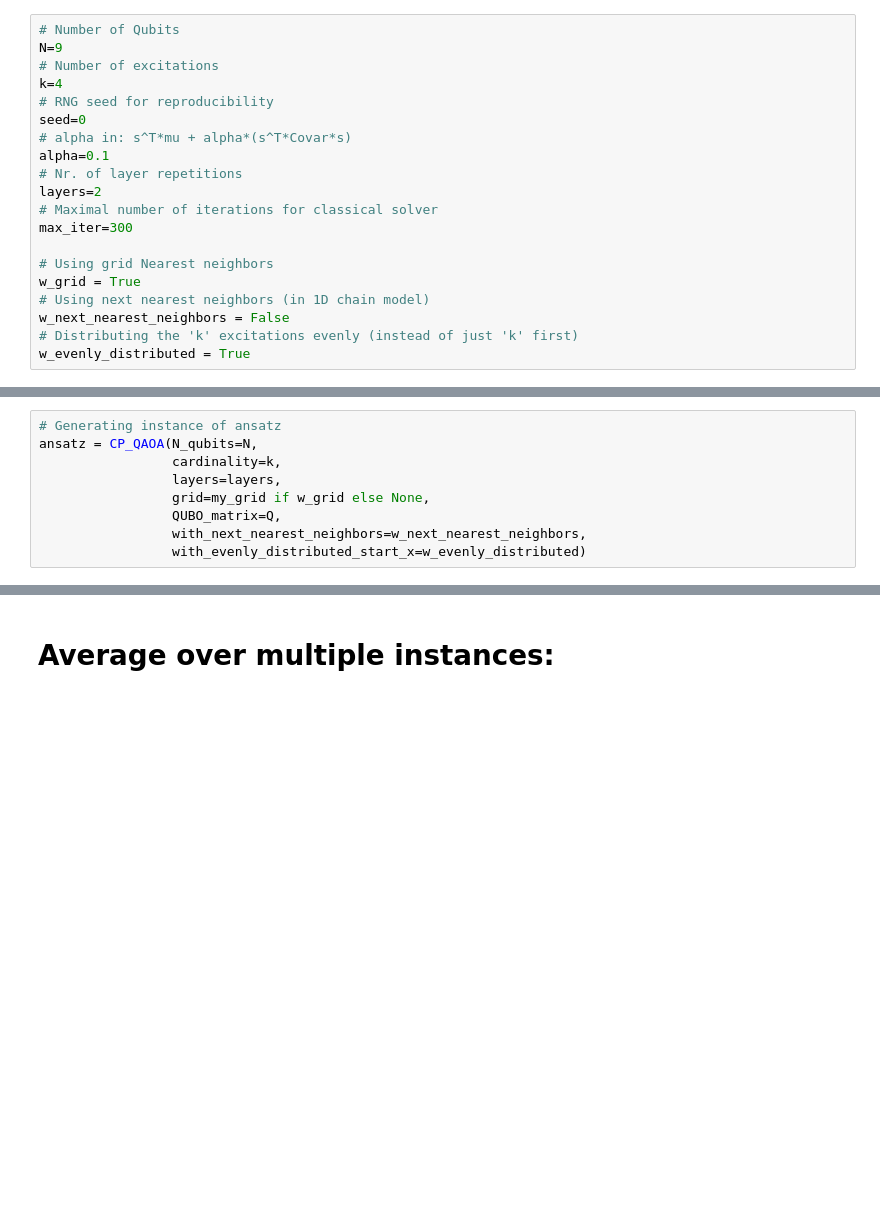
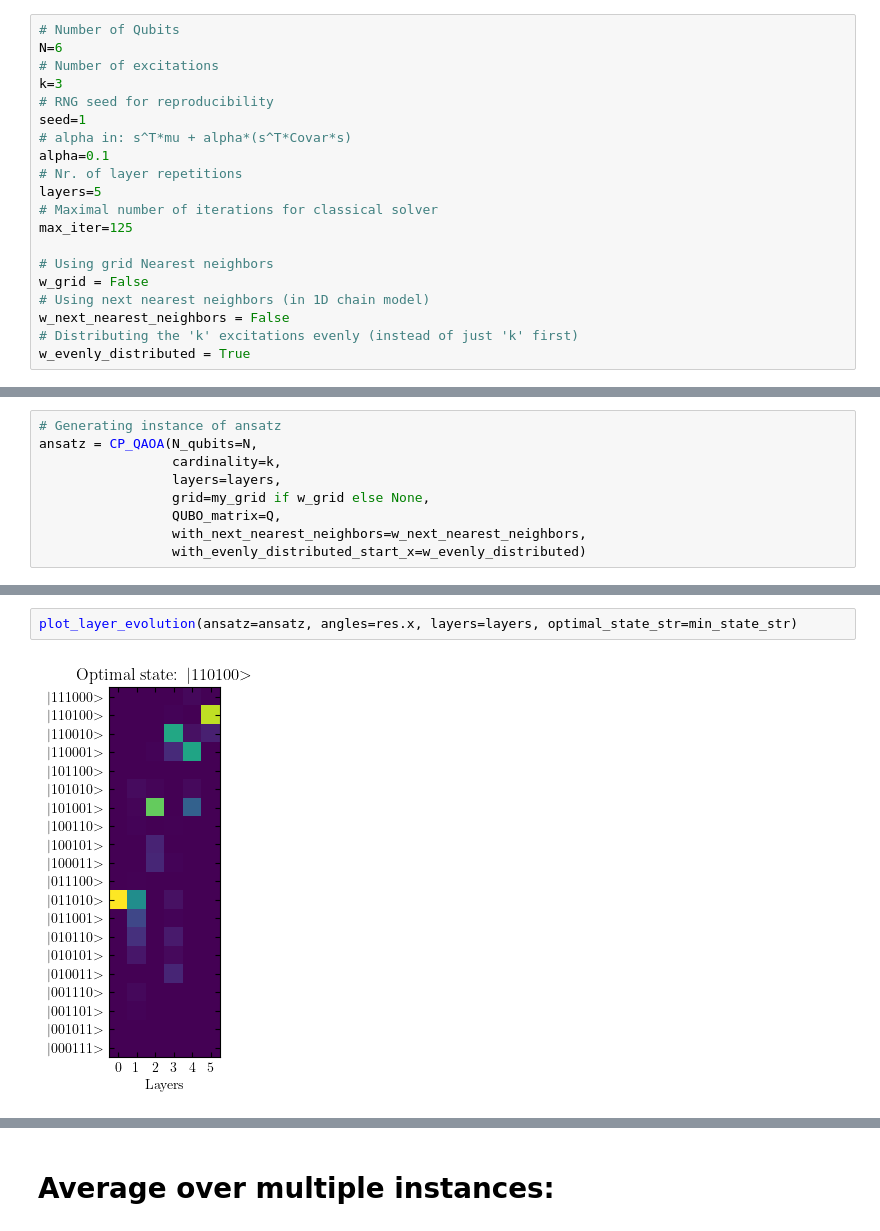
Before and after one commit to seba2390/Azurestuff, a Jupyter notebook: Total.ipynb, the cells around one changed output, grey strips where cells are left out. Saved outputs shown, nothing was run; the diff lists cells and outputs as text; blank space fills up the shorter version.

```diff
--- a/Total.ipynb
+++ b/Total.ipynb
@@ -270,19 +299,19 @@ class CP_QAOA:
 # %%
 # Number of Qubits
-N=9
+N=6
 # Number of excitations
-k=4
+k=3
 # RNG seed for reproducibility
-seed=0
+seed=1
 # alpha in: s^T*mu + alpha*(s^T*Covar*s)
 alpha=0.1
 # Nr. of layer repetitions
-layers=2
+layers=5
 # Maximal number of iterations for classical solver
-max_iter=300
+max_iter=125
 
 # Using grid Nearest neighbors
-w_grid = True
+w_grid = False
 # Using next nearest neighbors (in 1D chain model)
 w_next_nearest_neighbors = False
 # Distributing the 'k' excitations evenly (instead of just 'k' first)
@@ -396,0 +502,4 @@ Text(0, 0.5, 'Optimal state probability')
+# %%
+plot_layer_evolution(ansatz=ansatz, angles=res.x, layers=layers, optimal_state_str=min_state_str)
+# %% [output]
+[figure, added]
```
Also changed, not shown: parts of 9 cells of this notebook, 4 other files.
